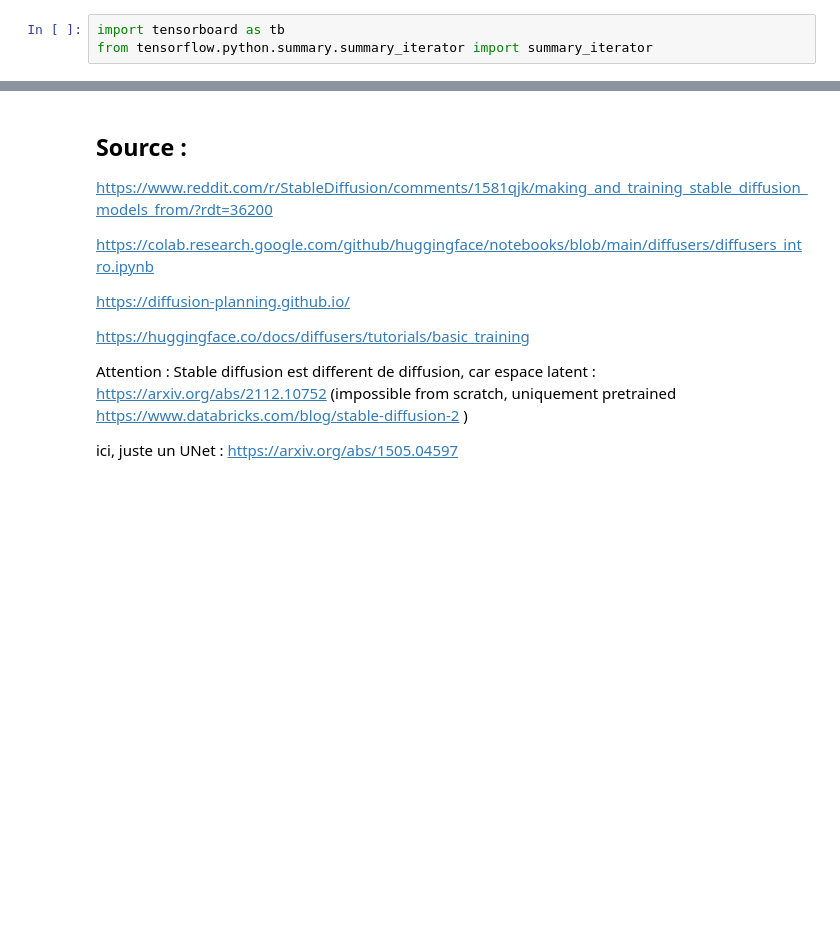
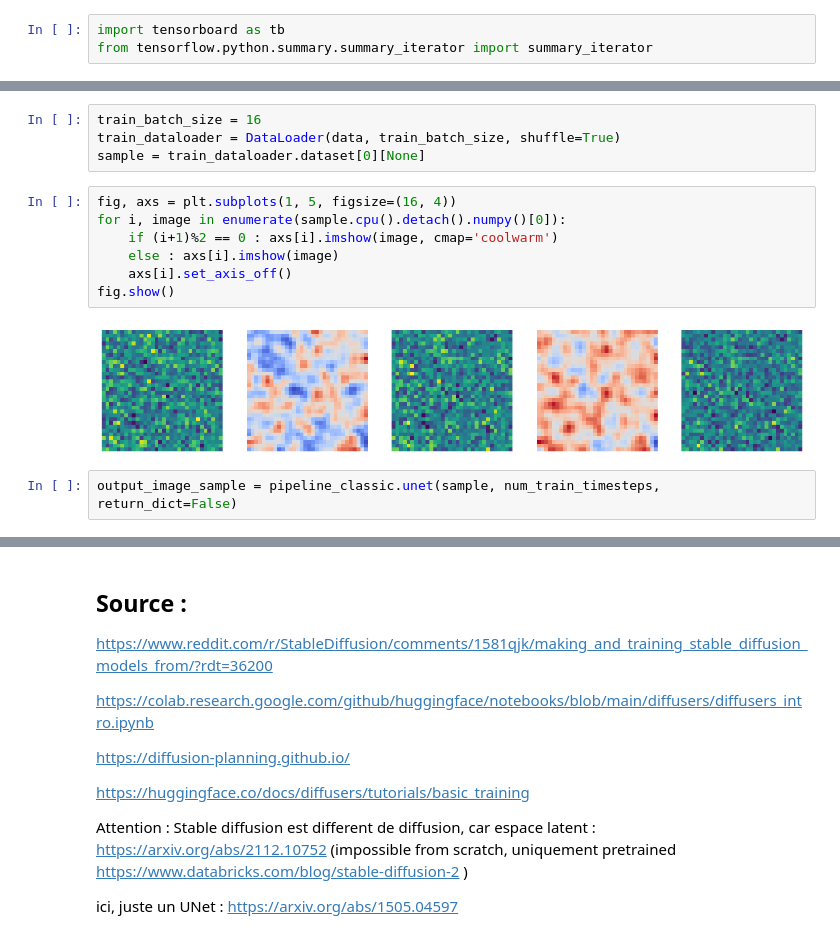
Before and after one commit to fabienfrfr/Gym-Setpoint, a Jupyter notebook: diffusion/result_Generative-2D_SPDL.ipynb, the cells around one changed output, grey strips where cells are left out. Drawn from its saved outputs; the diff is of its cells as text; blank space fills up the shorter version.

```diff
--- a/diffusion/result_Generative-2D_SPDL.ipynb
+++ b/diffusion/result_Generative-2D_SPDL.ipynb
@@ -266,0 +166,15 @@ saved_model = AutoModel.from_pretrained(dirpath+"ddpm-spdl-32")
+# %%
+train_batch_size = 16
+train_dataloader = DataLoader(data, train_batch_size, shuffle=True)
+sample = train_dataloader.dataset[0][None]
+# %%
+fig, axs = plt.subplots(1, 5, figsize=(16, 4))
+for i, image in enumerate(sample.cpu().detach().numpy()[0]):
+    if (i+1)%2 == 0 : axs[i].imshow(image, cmap='coolwarm')
+    else : axs[i].imshow(image)
+    axs[i].set_axis_off()
+fig.show()
+# %% [output]
+[figure, added]
+# %%
+output_image_sample = pipeline_classic.unet(sample, num_train_timesteps, return_dict=False)
```
Also changed, not shown: parts of 40 cells of this notebook.
